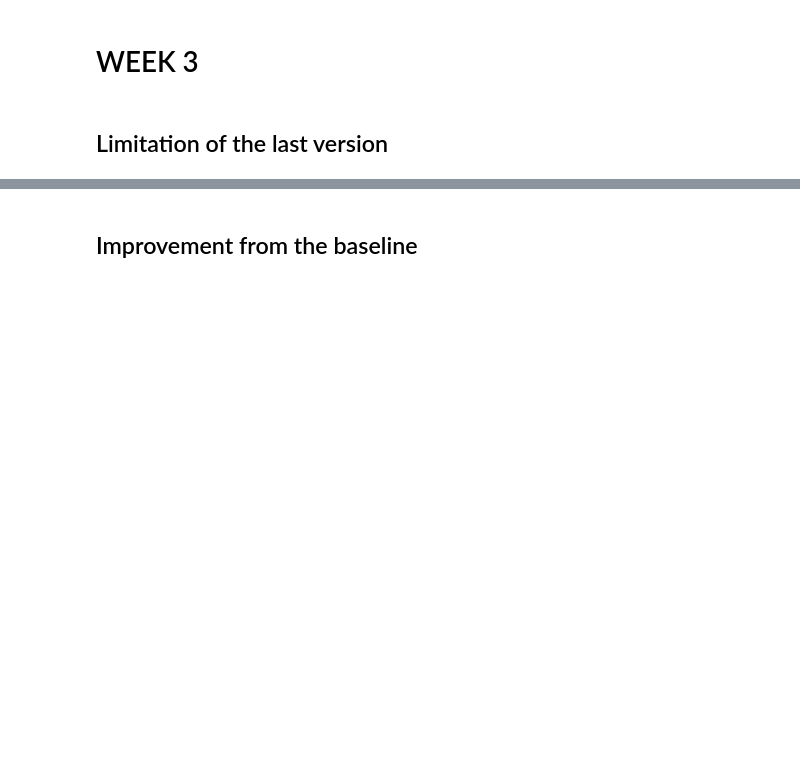
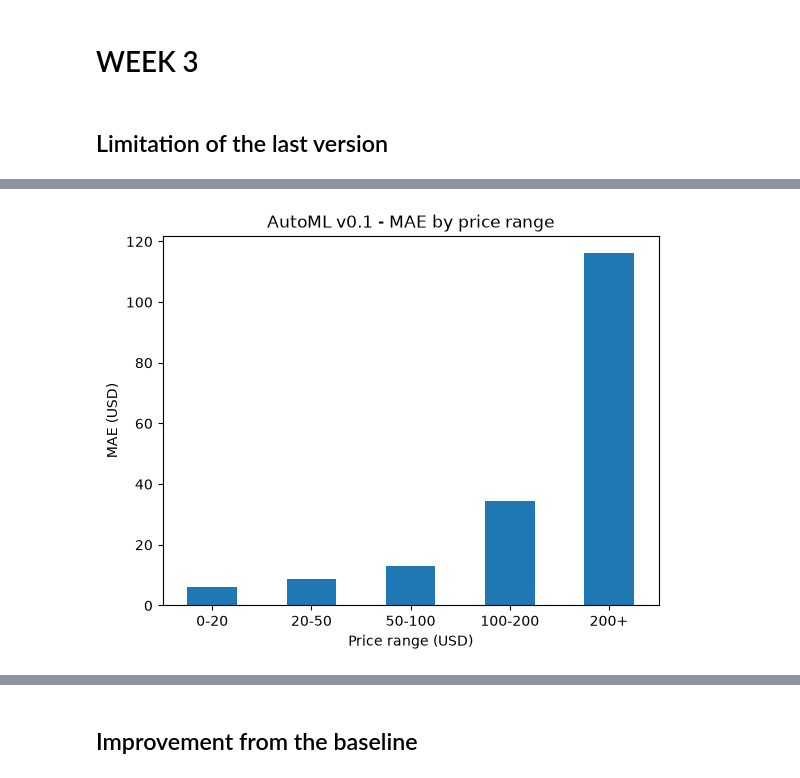
Before and after one commit to Erwanb10/LEGO_price_forecast, a Jupyter notebook: week2.ipynb, the cells around one changed output, grey strips where cells are left out. Drawn from its saved outputs; the diff is of its cells as text; code cells hidden in the pictures; blank space fills up the shorter version.

```diff
--- a/week2.ipynb
+++ b/week2.ipynb
@@ -691,0 +705,29 @@ display(results.round(3))
+# %%
+# Error analysis by price range
+error_analysis = pd.DataFrame({
+    'Actual_price': y_val.to_numpy(),
+    'Predicted_price': automl_pred
+})
+
+error_analysis['Absolute_error'] = abs(
+    error_analysis['Actual_price']
+    - error_analysis['Predicted_price']
+)
+
+error_analysis['Price_range'] = pd.cut(
+    error_analysis['Actual_price'],
+    bins=[0, 20, 50, 100, 200, np.inf],
+    labels=['0-20', '20-50', '50-100', '100-200', '200+'],
+    include_lowest=True
+)
+
+price_analysis = error_analysis.groupby(
+    'Price_range',
+    observed=True
+).agg(
+    Count=('Actual_price', 'count'),
+    Mean_price=('Actual_price', 'mean'),
+    MAE=('Absolute_error', 'mean')
+)
+
+display(price_analysis.round(2))
@@ -691,0 +742,10 @@ display(results.round(3))
+# %%
+price_analysis['MAE'].plot(kind='bar')
+
+plt.xlabel("Price range (USD)")
+plt.ylabel("MAE (USD)")
+plt.title("AutoML v0.1 - MAE by price range")
+plt.xticks(rotation=0)
+plt.show()
+# %% [output]
+[figure, added]
```
Also changed, not shown: parts of 6 cells of this notebook.
